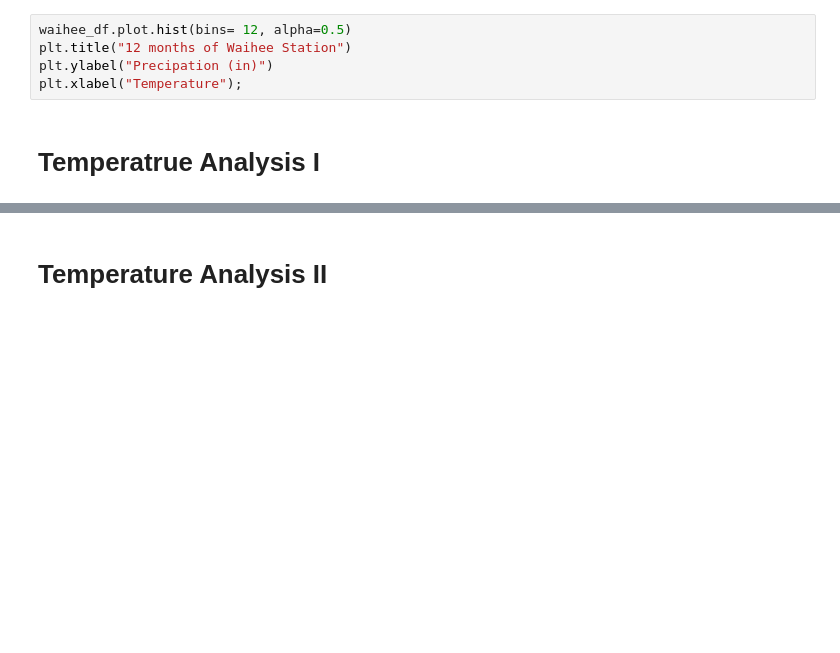
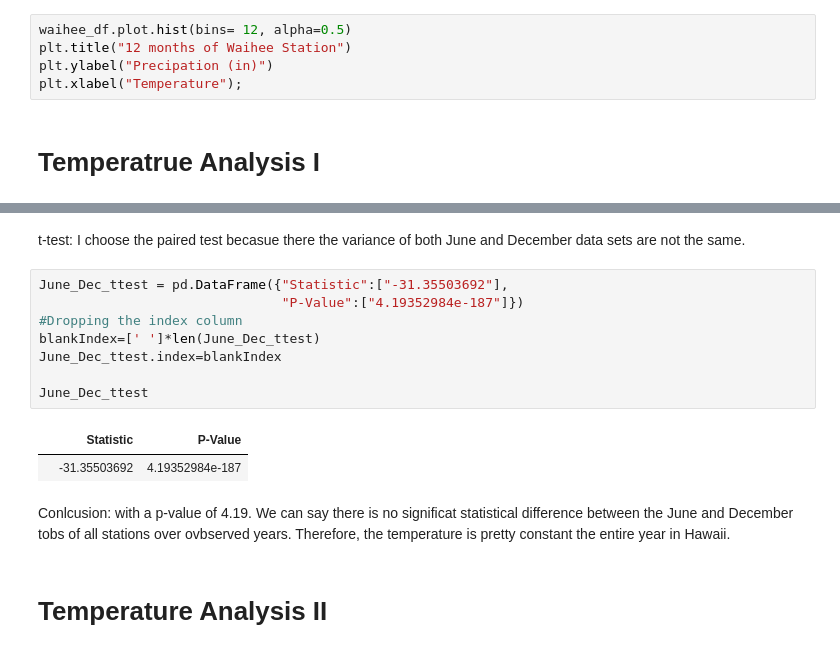
Before and after one commit to micale24/sqlalchemy-challenge, a Jupyter notebook: Climate Analysis and Exploration.ipynb, the cells around one changed output, grey strips where cells are left out. Drawn from its saved outputs; the diff is of its cells as text; blank space fills up the shorter version.

```diff
--- a/Climate Analysis and Exploration.ipynb
+++ b/Climate Analysis and Exploration.ipynb
@@ -252,3 +332,20 @@ from sqlalchmey import
+# %% [markdown]
+t-test: I choose the paired test becasue there the variance of both June and December data sets are not the same.
+# %%
+June_Dec_ttest = pd.DataFrame({"Statistic":["-31.35503692"],
+                               "P-Value":["4.19352984e-187"]})
+#Dropping the index column
+blankIndex=[' ']*len(June_Dec_ttest)
+June_Dec_ttest.index=blankIndex
+
+June_Dec_ttest
+# %% [output]
+|  | Statistic | P-Value |
+|  | -31.35503692 | 4.19352984e-187 |
+# %% [markdown]
+Conlcusion: with a p-value of 4.19. We can say there is no significat statistical difference between the June and
+    December tobs of all stations over ovbserved years. Therefore, the temperature is pretty constant
+    the entire year in Hawaii.
 # %% [markdown]
 # Temperature Analysis II
 # %% [markdown]
```
Also changed, not shown: parts of 8 cells of this notebook.
